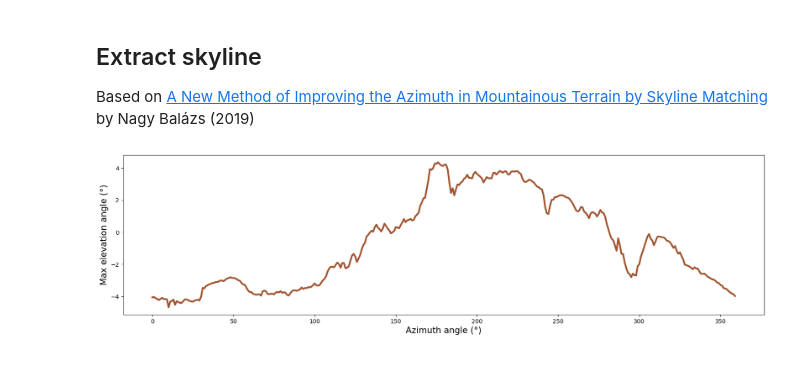
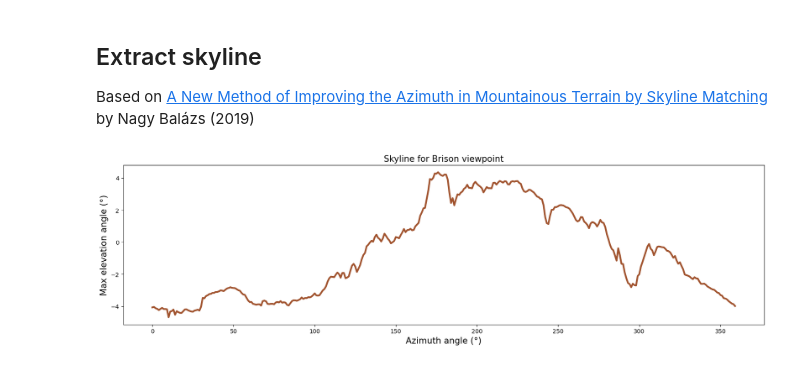
Before and after one commit to pyronear/smoke-localization, a Jupyter notebook: lidar/visualize_terrain.ipynb, the cells around one changed output. Saved outputs shown, nothing was run; the diff lists cells and outputs as text; code cells hidden in the pictures.

Commit message:
project skyline on terrain

```diff
--- a/lidar/visualize_terrain.ipynb
+++ b/lidar/visualize_terrain.ipynb
@@ -77,9 +77,10 @@ o3d.visualization.draw_geometries_with_key_callbacks([pc, sphere], key_to_callba
 ## Extract skyline
 Based on [A New Method of Improving the Azimuth in Mountainous Terrain by Skyline Matching](https://link.springer.com/article/10.1007/s41064-020-00093-1) by Nagy Balázs (2019)
 # %%
-spherical = project.array_to_spherical(pc, view_point)
+spherical = project.array_cartesian_to_spherical(pc.points, view_point)
+angles = project.get_deg_angles(spherical)
 # %%
-skyline = project.get_skyline(spherical)
-project.plot_skyline(skyline)
+skyline = project.get_skyline(angles)
+project.plot_skyline(skyline, 'Skyline for Brison viewpoint')
 # %% [output]
-[figure, old version]
+[figure, new version]
```
Also changed, not shown: parts of 3 cells of this notebook, 3 other files.
